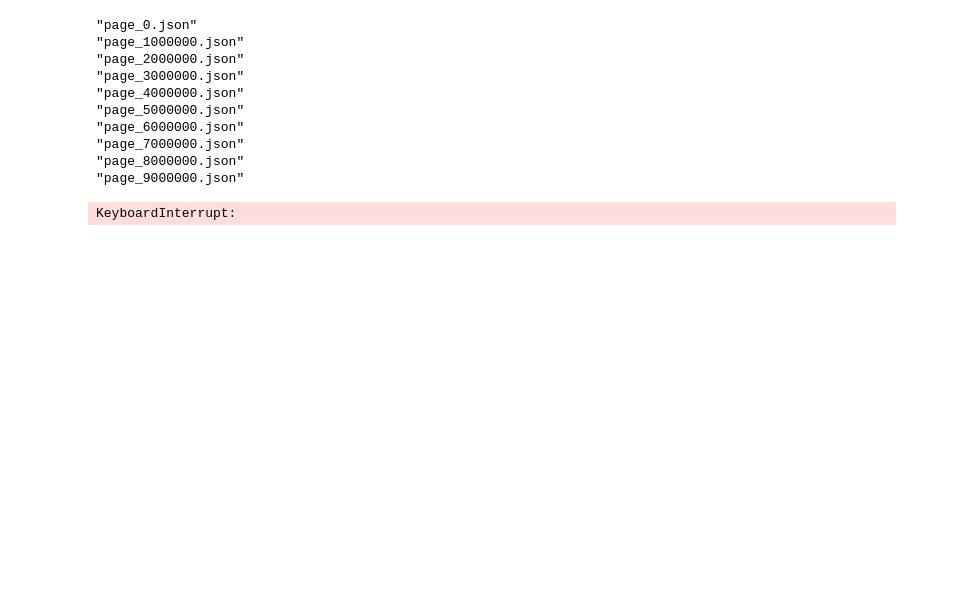
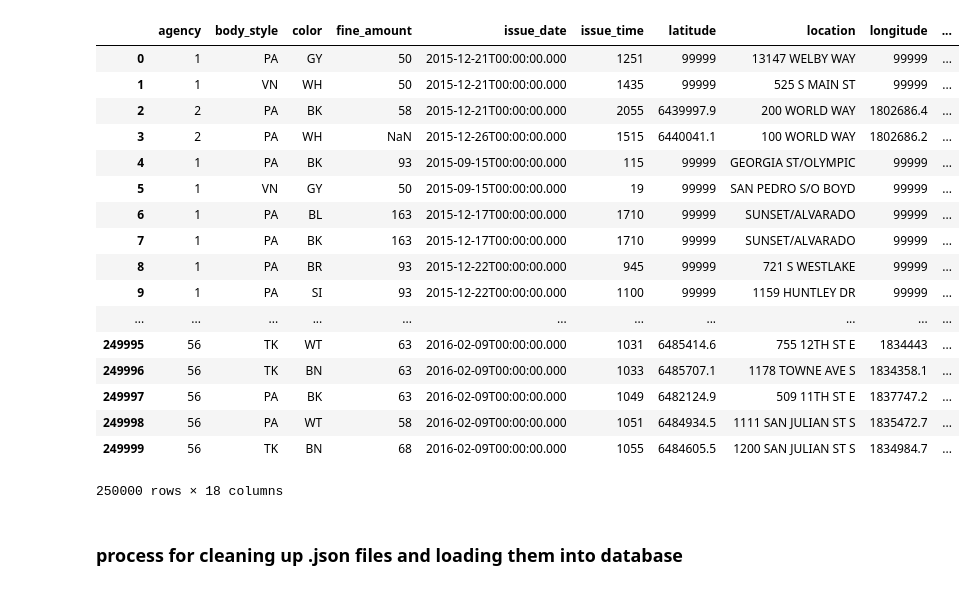
Before and after one commit to aicentaur/los_angeles_parking_citations, a Jupyter notebook: etl/parking_citations/citations_extract_data.ipynb, the cells around one changed output. Drawn from its saved outputs; the diff is of its cells as text; code cells hidden in the pictures; blank space fills up the shorter version.

Commit message:
updated data extraction code. Submitted an issue with db loading

```diff
--- a/etl/parking_citations/citations_extract_data.ipynb
+++ b/etl/parking_citations/citations_extract_data.ipynb
@@ -67,44 +111,33 @@ print(quotes + word + quotes)
-# %%
-json_folder_path = os.path.join("api_responses")
-# In order to get the list of all files that ends with ".json"
-# we will get list of all files, and take only the ones that ends with "json"
-json_files = [ x for x in os.listdir(json_folder_path) if x.endswith("json") ]
-json_data = list()
-for json_file in json_files:
-    json_file_adj = '"'+ json_file + '"'
-    df_joined = pd.read_json(json_file_adj)
-#     print(df_joined.head())
-#     print(json_file_adj)
-# %% [output]
-"page_0.json"
-"page_1000000.json"
-"page_2000000.json"
-"page_3000000.json"
-"page_4000000.json"
-"page_5000000.json"
-"page_6000000.json"
-"page_7000000.json"
-"page_8000000.json"
-"page_9000000.json"
-# %%
-json_folder_path = os.path.join("api_responses")
-# In order to get the list of all files that ends with ".json"
-# we will get list of all files, and take only the ones that ends with "json"
-json_files = [ x for x in os.listdir(json_folder_path) if x.endswith("json") ]
-json_data = list()
-for json_file in json_files:
-    json_file_path = os.path.join(json_folder_path, json_file)
-    with open (json_file_path, "r") as f:
-        json_data.append(json.load(f))
-
-# now after iterate all the files, we have the data in the array, so we can just write it to file
-output_path = os.path.join(json_folder_path,"output.json")
-with open (output_path, "w") as f:
-    json.dump(json_data, f)
-# %% [output]
-KeyboardInterrupt:
-# %%
-# read json into dataframe
-json_file = "api_responses/output.json"
-joined_file_df = pd.read_json(json_file)
-joined_file_df
+# %%
+# loop through .json files and load them into dataframe
+data_list = []
+for x in range(0, 1):
+    filename = f"file_{x}.json"
+    with open(filename) as json_file:
+        data = json.load(json_file)
+        for s in data:
+            data_list.append(s)
+
+transformed_df1 = pd.DataFrame(data_list)
+transformed_df1
+# %% [output]
+|  | agency | body_style | color | fine_amount | issue_date | issue_time | latitude | location | longitude | ... |
+| 0 | 1 | PA | GY | 50 | 2015-12-21T00:00:00.000 | 1251 | 99999 | 13147 WELBY WAY | 99999 | ... |
+| 1 | 1 | VN | WH | 50 | 2015-12-21T00:00:00.000 | 1435 | 99999 | 525 S MAIN ST | 99999 | ... |
+| 2 | 2 | PA | BK | 58 | 2015-12-21T00:00:00.000 | 2055 | 6439997.9 | 200 WORLD WAY | 1802686.4 | ... |
+| 3 | 2 | PA | WH | NaN | 2015-12-26T00:00:00.000 | 1515 | 6440041.1 | 100 WORLD WAY | 1802686.2 | ... |
+| 4 | 1 | PA | BK | 93 | 2015-09-15T00:00:00.000 | 115 | 99999 | GEORGIA ST/OLYMPIC | 99999 | ... |
+| 5 | 1 | VN | GY | 50 | 2015-09-15T00:00:00.000 | 19 | 99999 | SAN PEDRO S/O BOYD | 99999 | ... |
+| 6 | 1 | PA | BL | 163 | 2015-12-17T00:00:00.000 | 1710 | 99999 | SUNSET/ALVARADO | 99999 | ... |
+| 7 | 1 | PA | BK | 163 | 2015-12-17T00:00:00.000 | 1710 | 99999 | SUNSET/ALVARADO | 99999 | ... |
+| 8 | 1 | PA | BR | 93 | 2015-12-22T00:00:00.000 | 945 | 99999 | 721 S WESTLAKE | 99999 | ... |
+| 9 | 1 | PA | SI | 93 | 2015-12-22T00:00:00.000 | 1100 | 99999 | 1159 HUNTLEY DR | 99999 | ... |
+| ... | ... | ... | ... | ... | ... | ... | ... | ... | ... | ... |
+| 249995 | 56 | TK | WT | 63 | 2016-02-09T00:00:00.000 | 1031 | 6485414.6 | 755 12TH ST E | 1834443 | ... |
+| 249996 | 56 | TK | BN | 63 | 2016-02-09T00:00:00.000 | 1033 | 6485707.1 | 1178 TOWNE AVE S | 1834358.1 | ... |
+| 249997 | 56 | PA | BK | 63 | 2016-02-09T00:00:00.000 | 1049 | 6482124.9 | 509 11TH ST E | 1837747.2 | ... |
+| 249998 | 56 | PA | WT | 58 | 2016-02-09T00:00:00.000 | 1051 | 6484934.5 | 1111 SAN JULIAN ST S | 1835472.7 | ... |
+| 249999 | 56 | TK | BN | 68 | 2016-02-09T00:00:00.000 | 1055 | 6484605.5 | 1200 SAN JULIAN ST S | 1834984.7 | ... |
+250000 rows × 18 columns
+# %% [markdown]
+### process for cleaning up .json files and loading them into database
```
Also changed, not shown: parts of 13 cells of this notebook.
